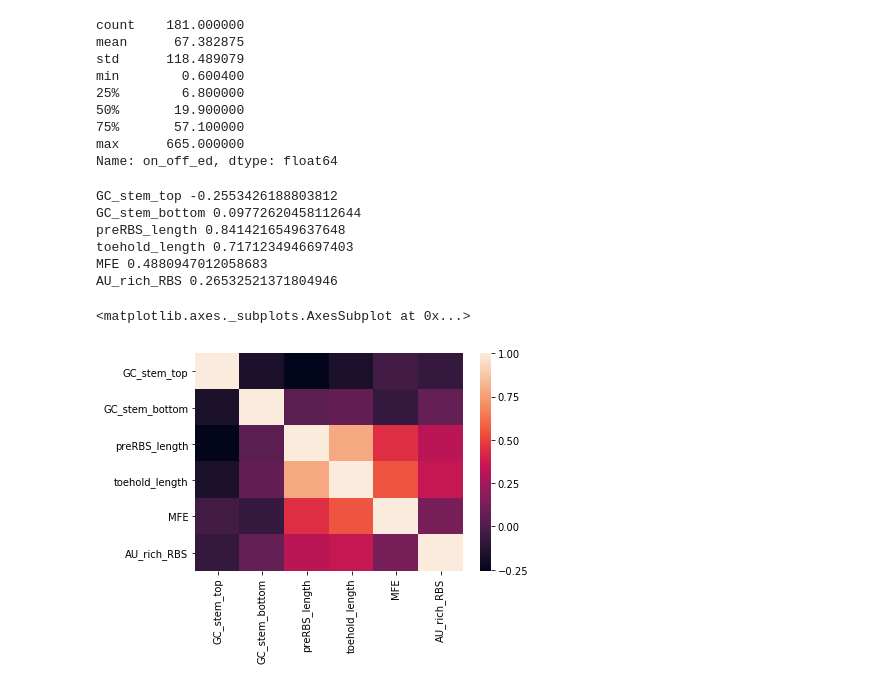
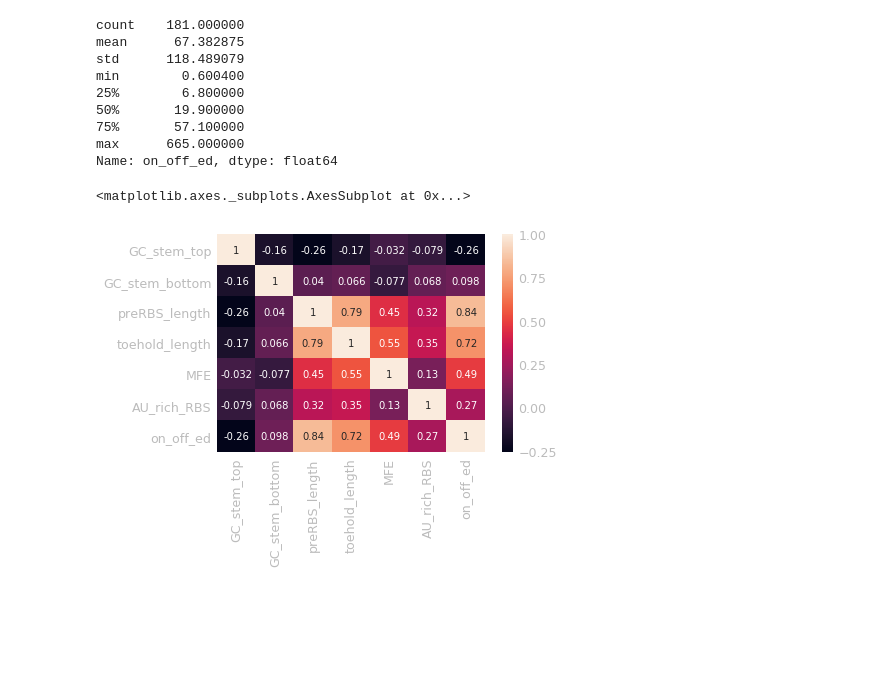
Before and after one commit to SASTRA-iGEM2019/ToeholdSwitchDesign, a Jupyter notebook: toehold_predict.ipynb, the cells around one changed output. Cells and saved outputs as stored; diff of their text form; code cells hidden in the pictures; blank space fills up the shorter version.

```diff
--- a/toehold_predict.ipynb
+++ b/toehold_predict.ipynb
@@ -46,20 +79,9 @@ min        0.600400
 75%       57.100000
 max      665.000000
 Name: on_off_ed, dtype: float64
-# %%
-for column in X:
-    corr,_ = pearsonr(X[column],Y)
-    print(column,corr)
-# %% [output]
-GC_stem_top -0.2553426188803812
-GC_stem_bottom 0.09772620458112644
-preRBS_length 0.8414216549637648
-toehold_length 0.7171234946697403
-MFE 0.4880947012058683
-AU_rich_RBS 0.26532521371804946
 # %%
-corr = X.corr()
-seabornInstance.heatmap(corr,xticklabels=corr.columns,yticklabels=corr.columns)
+corr = dataset.corr()
+seabornInstance.heatmap(corr,xticklabels=corr.columns,yticklabels=corr.columns,annot=True)
 # %% [output]
 <matplotlib.axes._subplots.AxesSubplot at 0x...>
-[figure, old version]
+[figure, new version]
```
Also changed, not shown: parts of 13 cells of this notebook.
